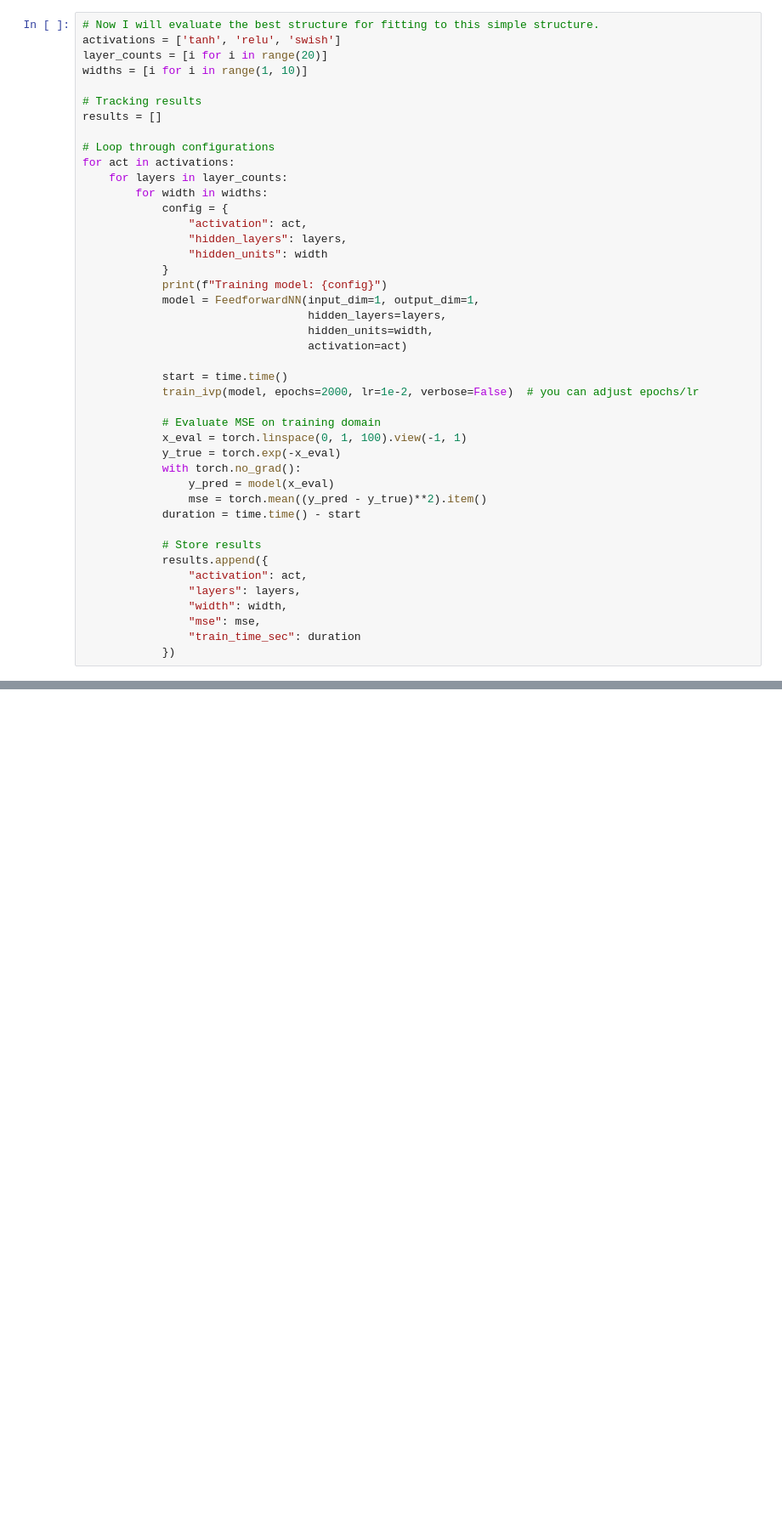
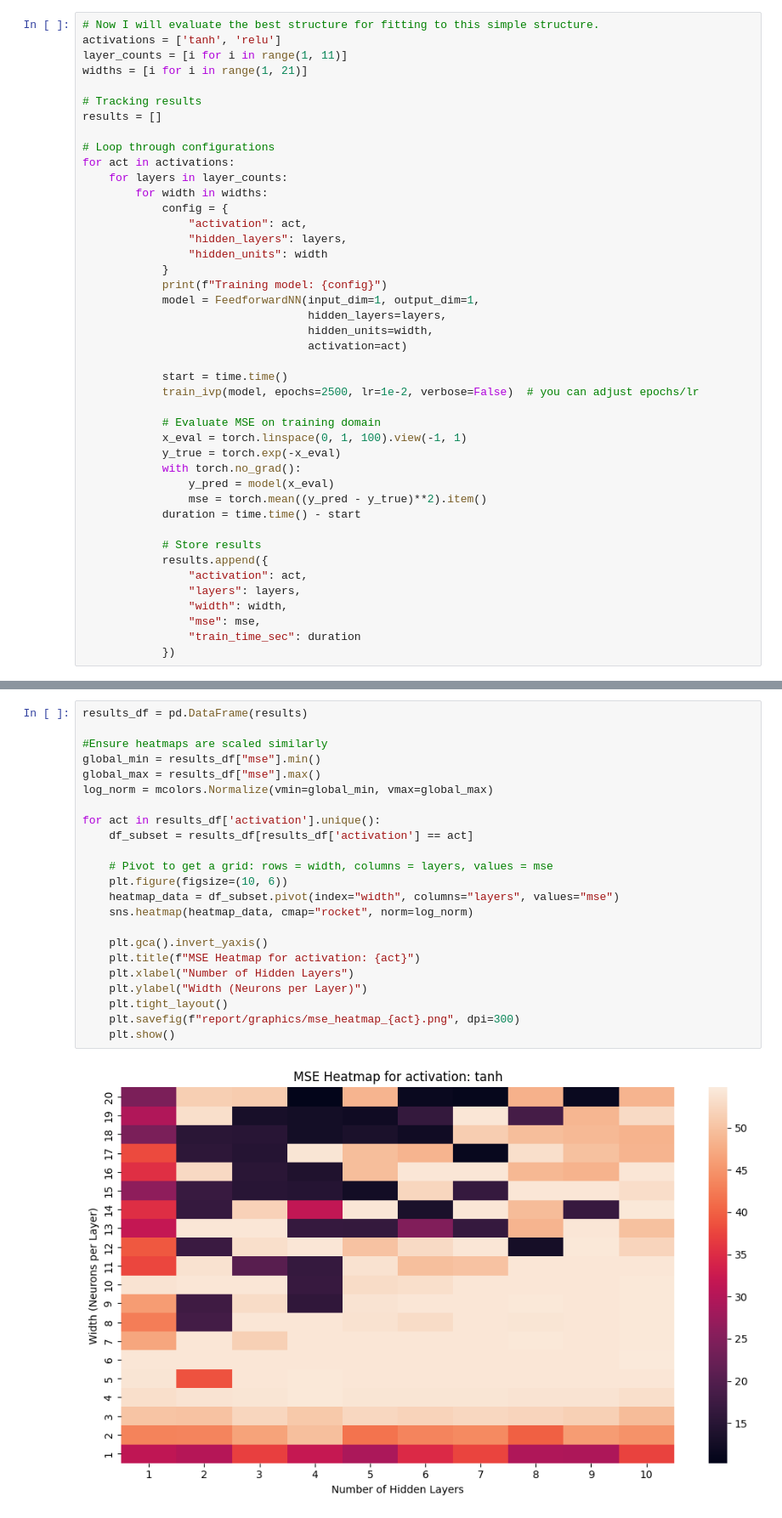
Before and after one commit to intimantripp/NeuralNetworksforPDEs, a Jupyter notebook: 4_DEs_report_IVPs.ipynb, the cells around one changed output, grey strips where cells are left out. Shown: that part at 85% size. Saved outputs shown, nothing was run; the diff lists cells and outputs as text; blank space fills up the shorter version.

```diff
--- a/4_DEs_report_IVPs.ipynb
+++ b/4_DEs_report_IVPs.ipynb
@@ -107,9 +109,9 @@ Epoch 1900: Total Loss = 0.000986, ODE = 0.000986, IC = 0.000000
 [figure]
 # %%
 # Now I will evaluate the best structure for fitting to this simple structure.
-activations = ['tanh', 'relu', 'swish']
-layer_counts = [i for i in range(20)]
-widths = [i for i in range(1, 10)]
+activations = ['tanh', 'relu']
+layer_counts = [i for i in range(1, 11)]
+widths = [i for i in range(1, 21)]
 
 # Tracking results
 results = []
@@ -130,7 +132,7 @@ for act in activations:
                                   activation=act)
 
             start = time.time()
-            train_ivp(model, epochs=2000, lr=1e-2, verbose=False)  # you can adjust epochs/lr
+            train_ivp(model, epochs=2500, lr=1e-2, verbose=False)  # you can adjust epochs/lr
 
             # Evaluate MSE on training domain
             x_eval = torch.linspace(0, 1, 100).view(-1, 1)
@@ -173,0 +171,25 @@ array([1, 2, 3, 4, 5, 6, 7, 8, 9])
+# %%
+results_df = pd.DataFrame(results)
+
+#Ensure heatmaps are scaled similarly
+global_min = results_df["mse"].min()
+global_max = results_df["mse"].max()
+log_norm = mcolors.Normalize(vmin=global_min, vmax=global_max)
+
+for act in results_df['activation'].unique():
+    df_subset = results_df[results_df['activation'] == act]
+
+    # Pivot to get a grid: rows = width, columns = layers, values = mse
+    plt.figure(figsize=(10, 6))
+    heatmap_data = df_subset.pivot(index="width", columns="layers", values="mse")
+    sns.heatmap(heatmap_data, cmap="rocket", norm=log_norm)
+
+    plt.gca().invert_yaxis()
+    plt.title(f"MSE Heatmap for activation: {act}")
+    plt.xlabel("Number of Hidden Layers")
+    plt.ylabel("Width (Neurons per Layer)")
+    plt.tight_layout()
+    plt.savefig(f"report/graphics/mse_heatmap_{act}.png", dpi=300)
+    plt.show()
+# %% [output]
+[figure, added]
```
Also changed, not shown: parts of 14 cells of this notebook, 54 other files.
